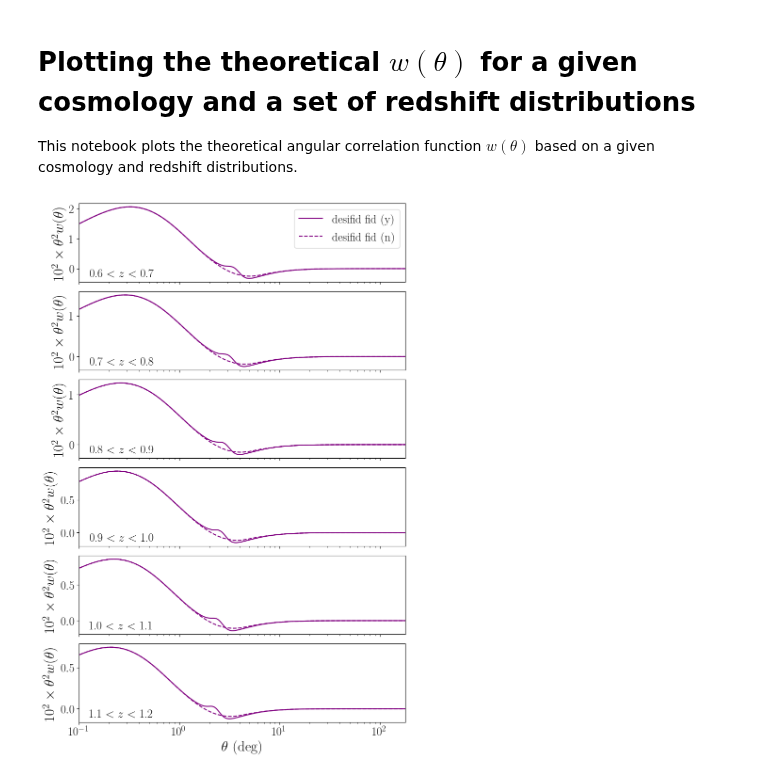
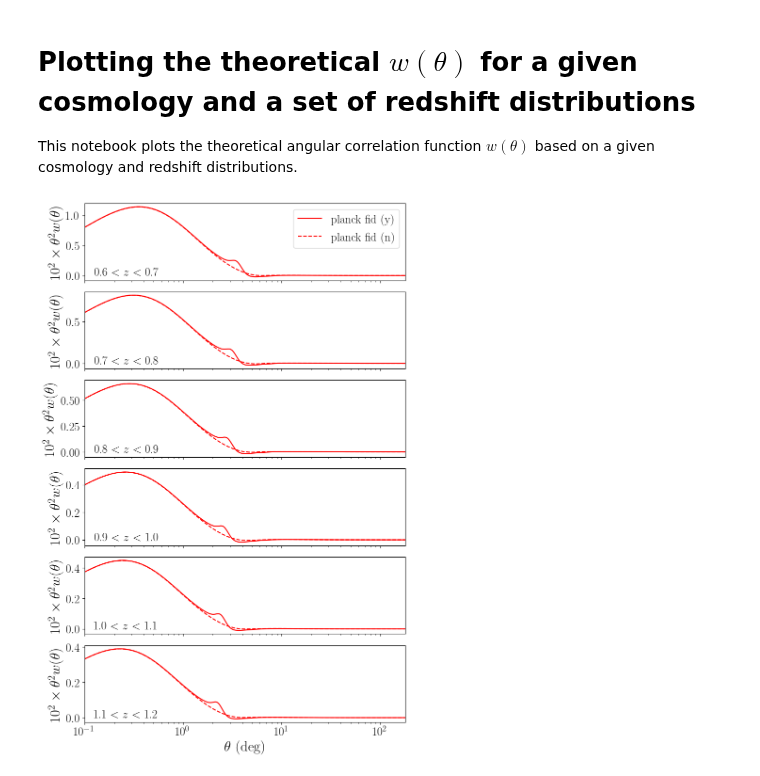
Before and after one commit to juanejo95/BAOfit_wtheta, a Jupyter notebook: plot_wtheta_template.ipynb, the cells around one changed output. Drawn from its saved outputs; the diff is of its cells as text; code cells hidden in the pictures.

```diff
--- a/plot_wtheta_template.ipynb
+++ b/plot_wtheta_template.ipynb
@@ -25,7 +25,7 @@ dataset = 'DESY6'
 # cosmology_templates = ['planck']
 # nz_flags = ['fid', 'clusteringz']
 
-cosmology_templates = ['desifid']
+cosmology_templates = ['planck']
 nz_flags = ['fid']
 
 colors = {
@@ -71,31 +71,31 @@ for cosmology_template in cosmology_templates:
                 )
                 wtheta_dict = template_initializer.load_wtheta(bin_z)
 
                 theta = wtheta_dict['bb'][:, 0]
                 wtheta_bb[bin_z] = wtheta_dict['bb'][:, 1]
                 wtheta_bf[bin_z] = wtheta_dict['bf'][:, 1]
                 wtheta_ff[bin_z] = wtheta_dict['ff'][:, 1]
 
                 wtheta[bin_z] = galaxy_bias[bin_z] ** 2 * wtheta_bb[bin_z] + galaxy_bias[bin_z] * wtheta_bf[bin_z] + wtheta_ff[bin_z]
 
                 ax.semilogx(theta * 180 / np.pi, 100 * (theta * 180 / np.pi) * wtheta[bin_z], label=label, color=color, linestyle=linestyle[include_wiggles])
 
             z_edge = z_edges[bin_z]
             if bin_z == nbins_max - 1:
                 ax.set_xlabel(r'$\theta$ (deg)', fontsize=22)
             ax.set_ylabel(r'$10^2 \times \theta^2 w(\theta)$', fontsize=22)
             ax.set_xlim([10**-1, 180])
             ax.tick_params(axis='x', labelsize=18)
             ax.tick_params(axis='y', labelsize=18)
 
             if nbins[nz_flag] == nbins_max and not text_added[bin_z]:
                 ax.text(0.13, 0.1, f'{z_edge[0]} $< z <$ {z_edge[1]}', ha='center', va='center', transform=ax.transAxes, fontsize=18)
                 text_added[bin_z] = True
 
         # if cosmology_template == cosmology_templates[0]:  # Add legend only to the first cosmology template
         axs[0].legend(loc='upper right', fontsize=18, ncol=len(cosmology_templates) * len(nz_flags))
 
 plt.tight_layout()
 plt.show()
 # %% [output]
-[figure, old version]
+[figure, new version]
```
Also changed, not shown: 3 other files.
